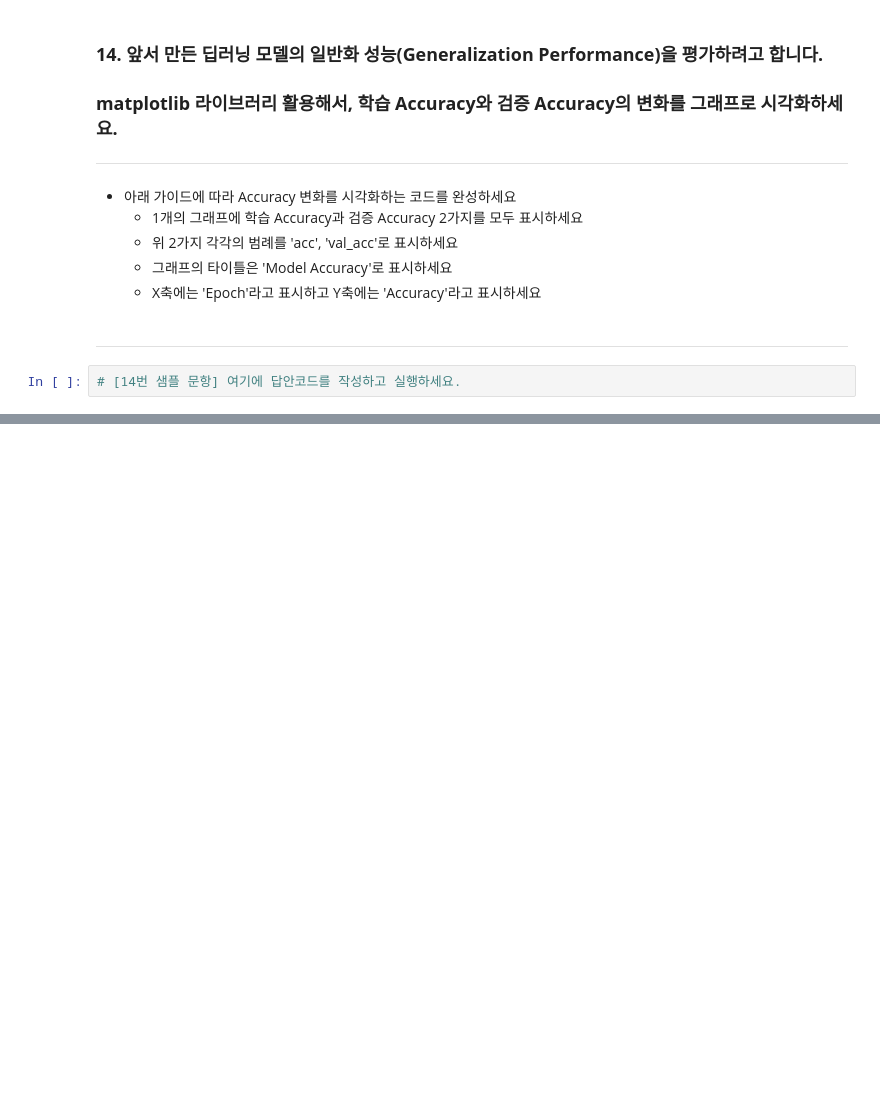
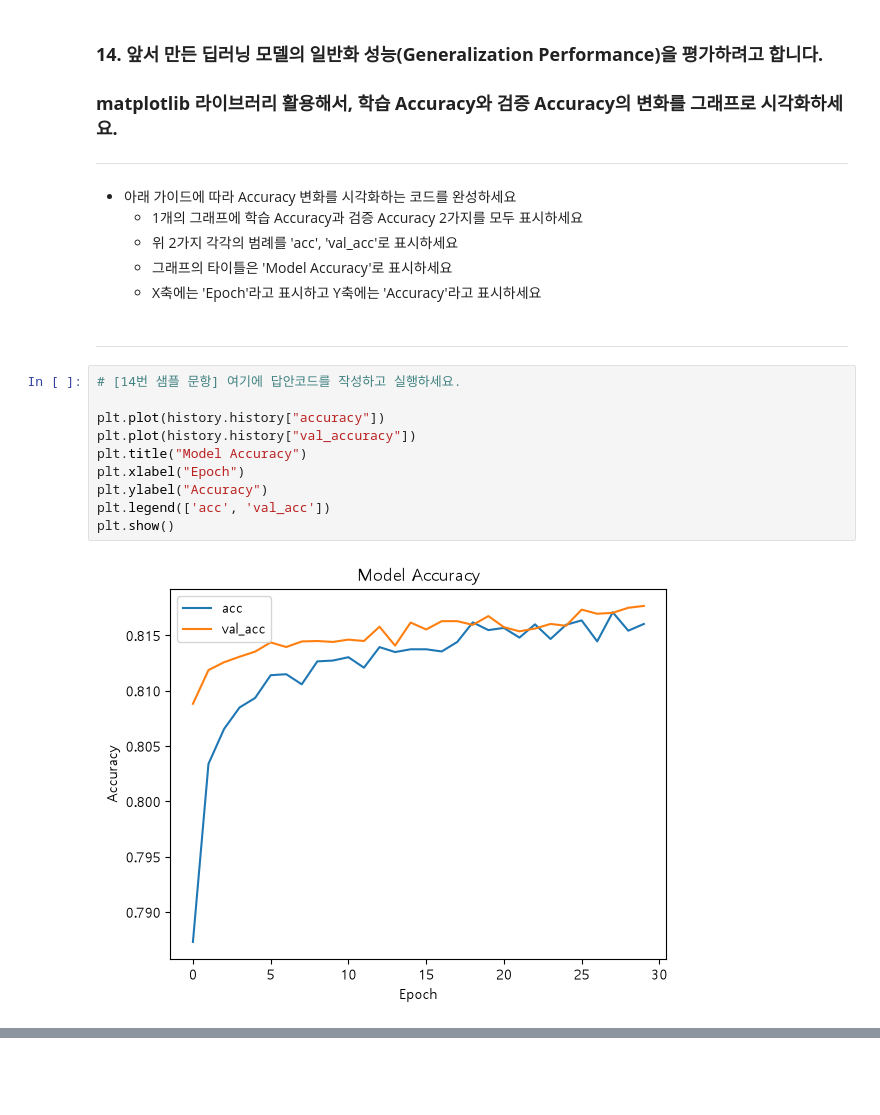
Before and after one commit to choiinho97/AICE_ASSO, a Jupyter notebook: 공식 샘플/AICE Associate 샘플문항_분류/AICE Associate 샘플문항_분류.ipynb, the cells around one changed output, grey strips where cells are left out. Drawn from its saved outputs; the diff is of its cells as text; blank space fills up the shorter version.

```diff
--- a/공식 샘플/AICE Associate 샘플문항_분류/AICE Associate 샘플문항_분류.ipynb
+++ b/공식 샘플/AICE Associate 샘플문항_분류/AICE Associate 샘플문항_분류.ipynb
@@ -742,8 +905,18 @@ history = model.fit(X_train, y_train,
     - 그래프의 타이틀은 'Model Accuracy'로 표시하세요
     - X축에는 'Epoch'라고 표시하고 Y축에는 'Accuracy'라고 표시하세요<br><br>
 ---
-# %%
-# [14번 샘플 문항] 여기에 답안코드를 작성하고 실행하세요.
+# %%
+# [14번 샘플 문항] 여기에 답안코드를 작성하고 실행하세요.
+
+plt.plot(history.history["accuracy"])
+plt.plot(history.history["val_accuracy"])
+plt.title("Model Accuracy")
+plt.xlabel("Epoch")
+plt.ylabel("Accuracy")
+plt.legend(['acc', 'val_acc'])
+plt.show()
+# %% [output]
+[figure, added]
 # %%
 # [14 샘플 코드]
 
```
Also changed, not shown: parts of 21 cells of this notebook, 1 other file.
